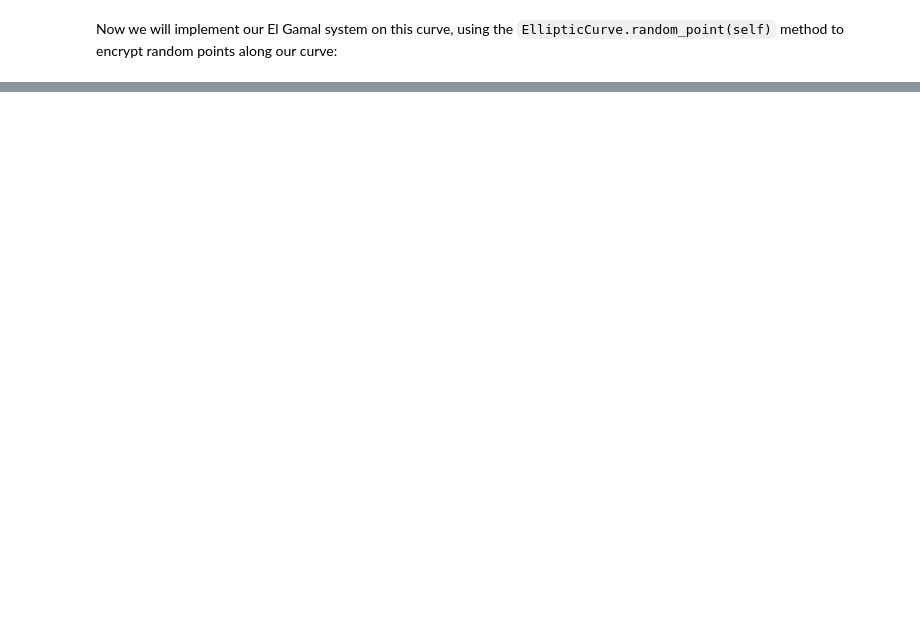
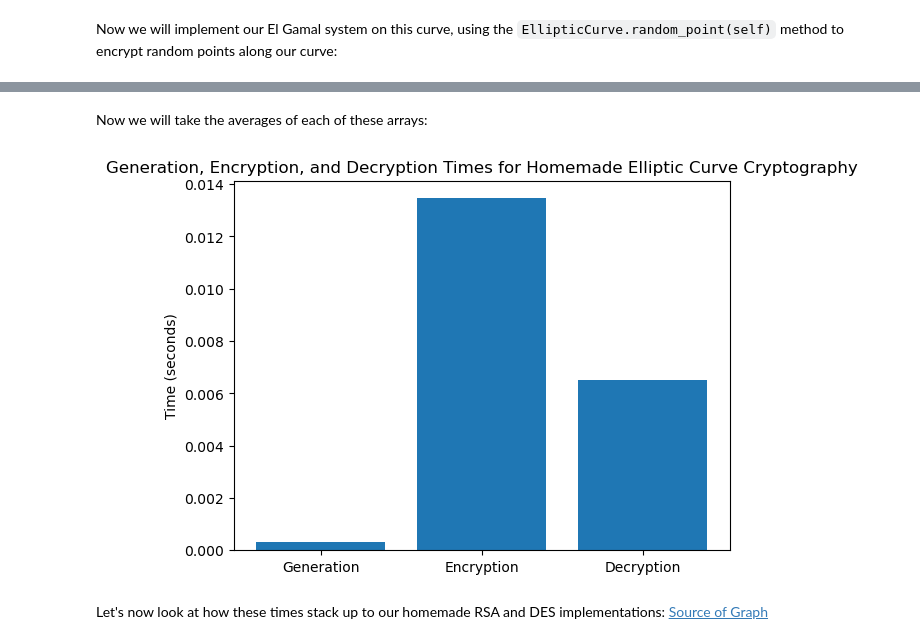
Before and after one commit to JoeDoyle12/ECCImplementation, a Jupyter notebook: elliptic_curves.ipynb, the cells around one changed output, grey strips where cells are left out. Cells and saved outputs as stored; diff of their text form; code cells hidden in the pictures; blank space fills up the shorter version.

```diff
--- a/elliptic_curves.ipynb
+++ b/elliptic_curves.ipynb
@@ -253,0 +280,36 @@ Decrypted values match values to encrypt? True
+# %%
+tests = 100
+
+gen_time = []
+encrypt_time = []
+decrypt_time = []
+
+for i in range(tests):
+    # Measure time to generate random point
+    t = time.time()
+    to_encrypt = ecurve.random_point()
+    gen_time.append(time.time() - t)
+
+    # Measure time to encrypt point
+    t = time.time()
+    encrypted = alice_gamal.encrypt(to_encrypt, b_pub)
+    encrypt_time.append(time.time() - t)
+
+    # Measure time to decrypt point
+    t = time.time()
+    decrypted = bob_gamal.decrypt(encrypted)
+    decrypt_time.append(time.time() - t)
+
+    assert to_encrypt == decrypted
+# %% [markdown]
+Now we will take the averages of each of these arrays:
+# %%
+def avg(array):
+    """
+    Simple helper function to calculate average of an array
+    """
+    return sum(array) / len(array)
+
+gen_avg = avg(gen_time)
+encrypt_avg = avg(encrypt_time)
+decrypt_avg = avg(decrypt_time)
@@ -253,0 +318,9 @@ Decrypted values match values to encrypt? True
+# %%
+plt.bar(['Generation', 'Encryption', 'Decryption'], [avg(gen_time), avg(encrypt_time), avg(decrypt_time)])
+plt.ylabel('Time (seconds)')
+plt.title('Generation, Encryption, and Decryption Times for Homemade Elliptic Curve Cryptography')
+plt.show()
+# %% [output]
+[figure, added]
+# %% [markdown]
+Let's now look at how these times stack up to our homemade RSA and DES implementations: [Source of Graph](https://github.com/JoeDoyle12/RSAResearch)
```
Also changed, not shown: parts of 18 cells of this notebook, 3 other files.
